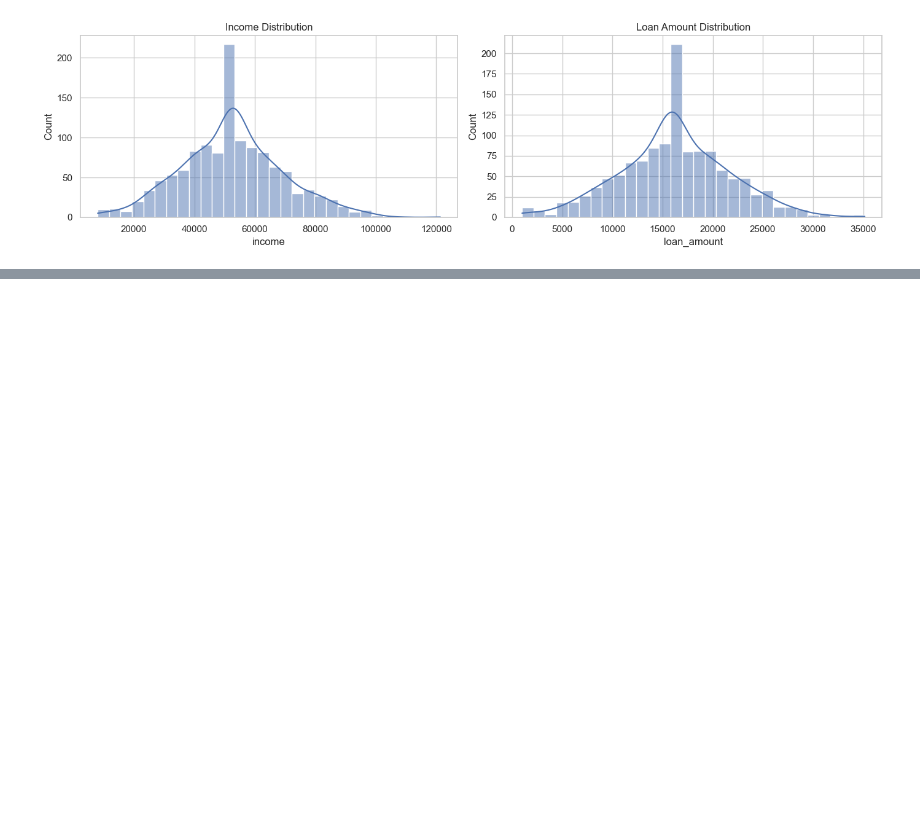
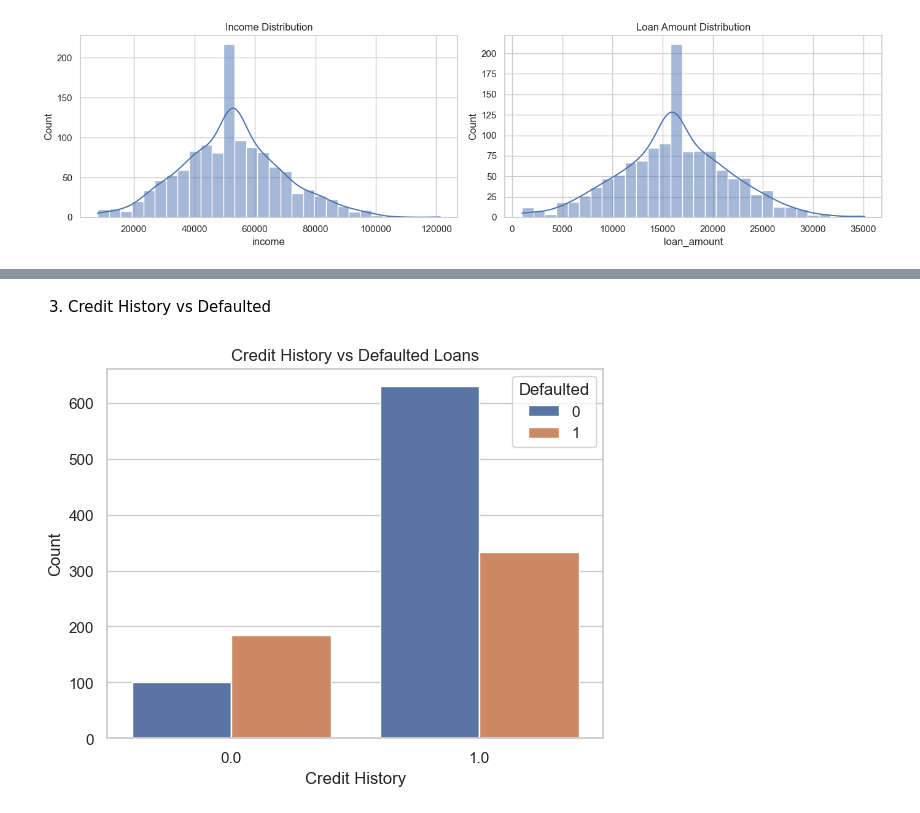
Before and after one commit to safiy-farooqi/credit-score-model, a Jupyter notebook: credit-score.ipynb, the cells around one changed output, grey strips where cells are left out. Saved outputs shown, nothing was run; the diff lists cells and outputs as text; code cells hidden in the pictures; blank space fills up the shorter version.

```diff
--- a/credit-score.ipynb
+++ b/credit-score.ipynb
@@ -102,0 +113,11 @@ plt.show()
+# %% [markdown]
+3. Credit History vs Defaulted
+# %%
+sns.countplot(x='credit_history', hue='defaulted', data=df)
+plt.title('Credit History vs Defaulted Loans')
+plt.xlabel('Credit History')
+plt.ylabel('Count')
+plt.legend(title='Defaulted')
+plt.show()
+# %% [output]
+[figure, added]
```
Also changed, not shown: parts of 17 cells of this notebook.
